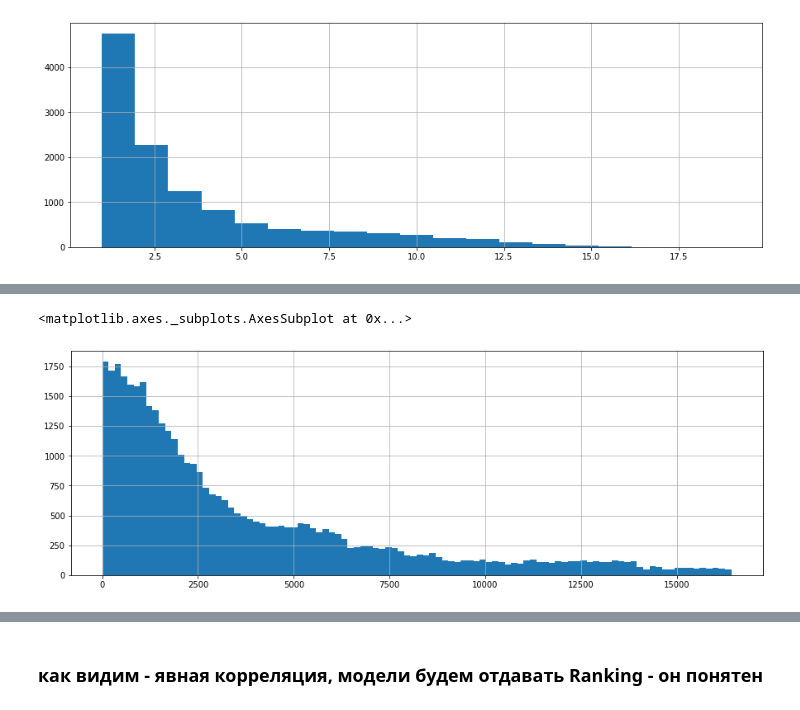
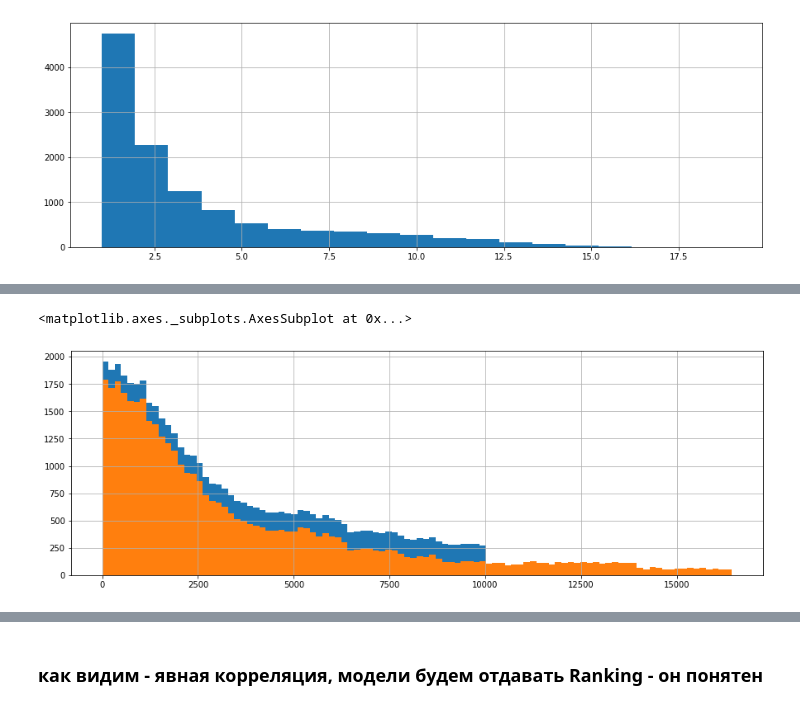
Before and after one commit to M1kaellAli/skcourse_projects, a Jupyter notebook: module_3/unit3.project3.ipynb, the cells around one changed output, grey strips where cells are left out. Drawn from its saved outputs; the diff is of its cells as text; code cells hidden in the pictures.

```diff
--- a/module_3/unit3.project3.ipynb
+++ b/module_3/unit3.project3.ipynb
@@ -59,10 +62,14 @@ DATA_DIR = ''#'C:/skillfactory/git_sf_repo/skcourse_projects/module_3/'
 df_train = pd.read_csv(DATA_DIR+'main_task.csv')
 df_test = pd.read_csv(DATA_DIR+'kaggle_task.csv')
 sample_submission = pd.read_csv(DATA_DIR+'sample_submission.csv')
-print(len(df_train), len(df_test))
+#print(len(df_train), len(df_test))
 #df_train.sample(5)
 #df_test.sample(5)
 
+df_train['sample'] = 1 # помечаем где у нас трейн
+df_test['sample'] = 0 # помечаем где у нас тест
+df_test['Rating'] = 0 # в тесте у нас нет значения Rating, мы его должны предсказать, по этому пока просто заполняем нулями
+
 df = df_test.append(df_train, sort=False).reset_index(drop=True) # объединяем
 # %% [output]
 40000 10000
@@ -386,8 +369,12 @@ def rest_id_to_num(rest_id_str):
     id_num = int(parts[1])
     return id_num
 # %%
+df['Restaurant_id_NUM'] = df['Restaurant_id'].apply(lambda x: rest_id_to_num(x))
+df['Restaurant_id_NUM'].hist(bins=100, figsize=(15,5))
+
+# это считал для удобства в середине, сейчас не нужно
 df_train['Restaurant_id_NUM'] = df_train['Restaurant_id'].apply(lambda x: rest_id_to_num(x))
-df_train['Restaurant_id_NUM'].hist(bins=100, figsize=(15,5))
+#df_train['Restaurant_id_NUM'].hist(bins=100, figsize=(15,5))
 # %% [output]
 <matplotlib.axes._subplots.AxesSubplot at 0x...>
-[figure, old version]
+[figure, new version]
```
Also changed, not shown: parts of 134 cells of this notebook, 3 other files.
